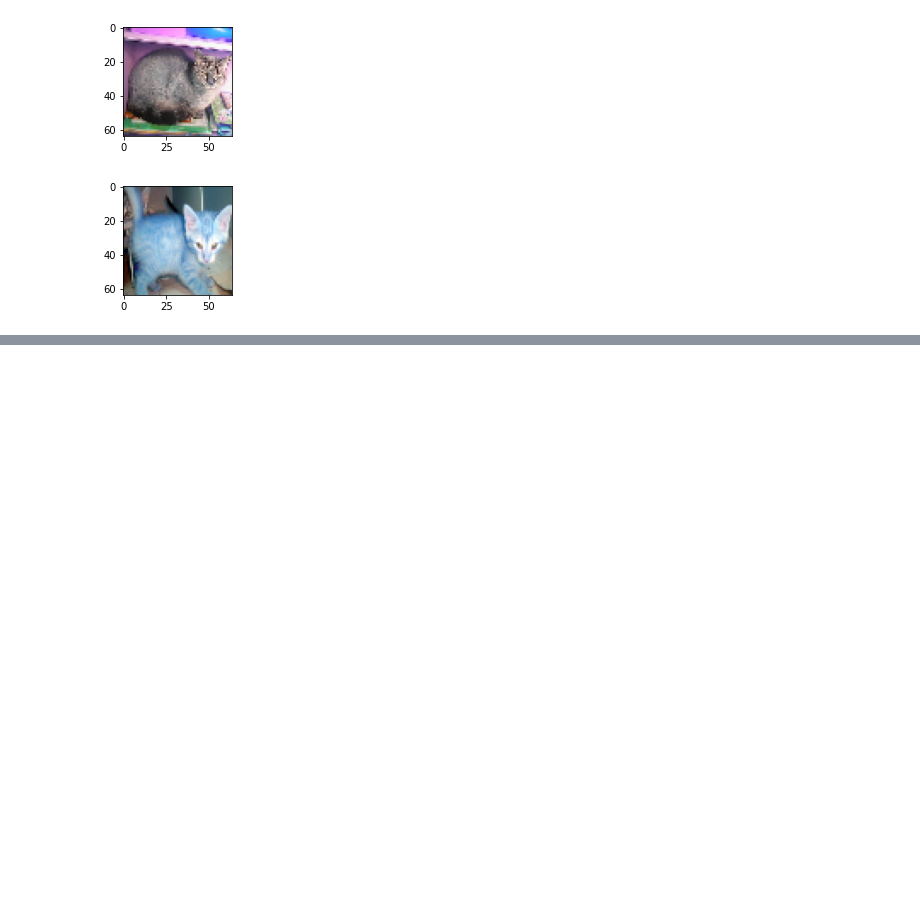
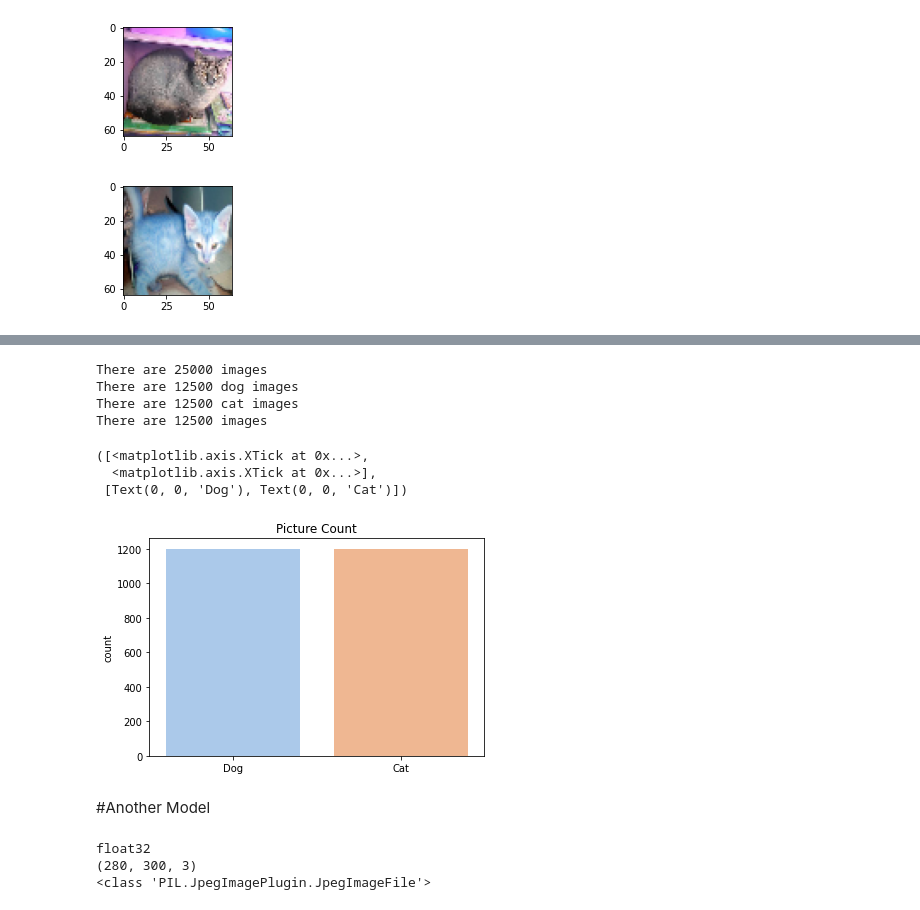
Before and after one commit to LaurenVaught/DogsVsCats, a Jupyter notebook: Dogs_vs_Cats.ipynb, the cells around one changed output, grey strips where cells are left out. Cells and saved outputs as stored; diff of their text form; code cells hidden in the pictures; blank space fills up the shorter version.

```diff
--- a/Dogs_vs_Cats.ipynb
+++ b/Dogs_vs_Cats.ipynb
@@ -237,3 +345,0 @@ array([[0.4293006 ],
-# %%
-for i in range(0,10):
-    plot_sample(test[i], False)
@@ -250,0 +357,66 @@ for i in range(0,10):
+# %%
+def get_images (directory, type=None):
+    if type is None:
+        images = [directory + i for i in os.listdir(directory)]
+        print(f"There are {len(images)} images")
+    else:
+        images = [directory + i for i in os.listdir(directory) if type in i]
+        print(f"There are {len(images)} {type} images")
+    return images
+
+train = '/content/train/'
+test = '/content/test/'
+
+train_images = get_images(train)
+train_dogs = get_images(train, 'dog')
+train_cats = get_images(train, 'cat')
+
+test_images = get_images(test)
+# %% [output]
+There are 25000 images
+There are 12500 dog images
+There are 12500 cat images
+There are 12500 images
+# %%
+# Randomly select dog and cat images to make subset of training images
+train_images = random.sample(train_dogs, 1200) + random.sample(train_cats, 1200)
+random.shuffle(train_images)
+
+# Create cat/dog label list
+labels = []
+for img_name in train_images:
+    if 'dog' in img_name:
+        labels.append(1)
+    else:
+        labels.append(0)
+
+# View label distribution
+sns.set_palette('pastel')
+sns.countplot(labels).set(title='Picture Count')
+plt.xticks(ticks=[0,1], labels=['Dog', 'Cat'])
+# %% [output]
+([<matplotlib.axis.XTick at 0x...>,
+  <matplotlib.axis.XTick at 0x...>],
+ [Text(0, 0, 'Dog'), Text(0, 0, 'Cat')])
+[figure, added]
+# %% [markdown]
+#Another Model
+# %%
+# example of converting an image with the Keras API
+#from keras.preprocessing.image import img_to_array
+#from keras.preprocessing.image import array_to_img
+
+# convert to numpy array
+img_array = img_to_array(img)
+# print(img_array)
+print(img_array.dtype)
+print(img_array.shape)
+# convert back to image
+# img_pil = array_to_img(img_array)
+print(type(img))
+
+# the image's H:W 280:300, with RBG - 3 color channel
+# %% [output]
+float32
+(280, 300, 3)
+<class 'PIL.JpegImagePlugin.JpegImageFile'>
```
Also changed, not shown: parts of 55 cells of this notebook.
